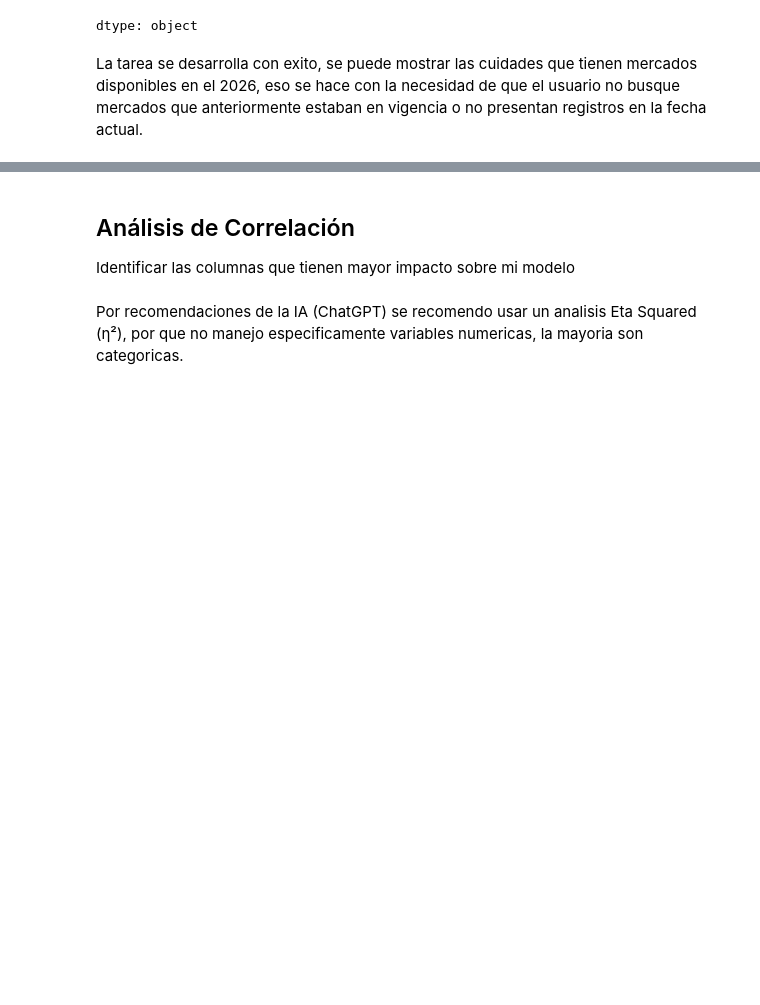
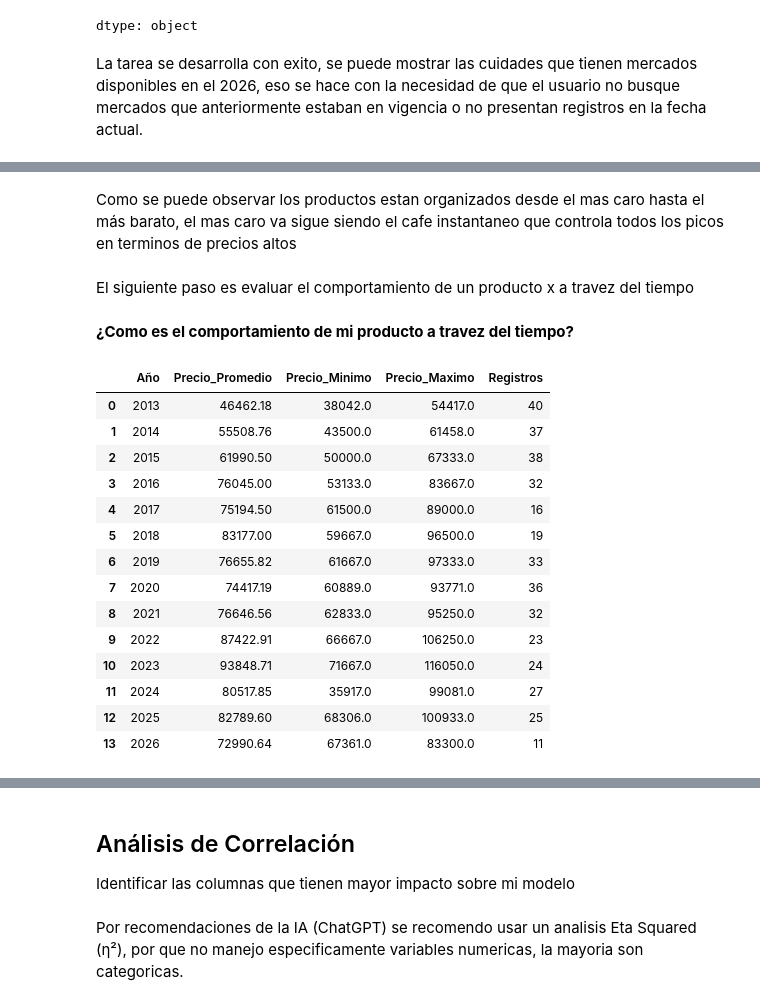
Before and after one commit to daniel-barona/proyecto_ciencia_datos, a Jupyter notebook: src/03_EDA.ipynb, the cells around one changed output, grey strips where cells are left out. Drawn from its saved outputs; the diff is of its cells as text; code cells hidden in the pictures; blank space fills up the shorter version.

```diff
--- a/src/03_EDA.ipynb
+++ b/src/03_EDA.ipynb
@@ -539,0 +571,40 @@ La tarea se desarrolla con exito, se puede mostrar las cuidades que tienen merca
+# %% [markdown]
+Como se puede observar los productos estan organizados desde el mas caro hasta el más barato, el mas caro va sigue siendo el cafe instantaneo que controla todos los picos en terminos de precios altos
+# %% [markdown]
+El siguiente paso es evaluar el comportamiento de un producto x a travez del tiempo
+# %% [markdown]
+**¿Como es el comportamiento de mi producto a travez del tiempo?**
+# %%
+producto_investigar = "langostino u12"   # Cambia por el producto que desees
+# Precio promedio por año
+comportamiento_producto = (
+    df[df["producto"].str.lower() == producto_investigar.lower()]
+    .groupby(df["fecha"].dt.year)
+    .agg(
+        Precio_Promedio=("precio_promedio_kg", "mean"),
+        Precio_Minimo=("precio_promedio_kg", "min"),
+        Precio_Maximo=("precio_promedio_kg", "max"),
+        Registros=("precio_promedio_kg", "count")
+    )
+    .round(2)
+    .reset_index()
+    .rename(columns={"fecha": "Año"})
+)
+
+comportamiento_producto
+# %% [output]
+|  | Año | Precio_Promedio | Precio_Minimo | Precio_Maximo | Registros |
+| 0 | 2013 | 46462.18 | 38042.0 | 54417.0 | 40 |
+| 1 | 2014 | 55508.76 | 43500.0 | 61458.0 | 37 |
+| 2 | 2015 | 61990.50 | 50000.0 | 67333.0 | 38 |
+| 3 | 2016 | 76045.00 | 53133.0 | 83667.0 | 32 |
+| 4 | 2017 | 75194.50 | 61500.0 | 89000.0 | 16 |
+| 5 | 2018 | 83177.00 | 59667.0 | 96500.0 | 19 |
+| 6 | 2019 | 76655.82 | 61667.0 | 97333.0 | 33 |
+| 7 | 2020 | 74417.19 | 60889.0 | 93771.0 | 36 |
+| 8 | 2021 | 76646.56 | 62833.0 | 95250.0 | 32 |
+| 9 | 2022 | 87422.91 | 66667.0 | 106250.0 | 23 |
+| 10 | 2023 | 93848.71 | 71667.0 | 116050.0 | 24 |
+| 11 | 2024 | 80517.85 | 35917.0 | 99081.0 | 27 |
+| 12 | 2025 | 82789.60 | 68306.0 | 100933.0 | 25 |
+| 13 | 2026 | 72990.64 | 67361.0 | 83300.0 | 11 |
```
Also changed, not shown: parts of 11 cells of this notebook.
